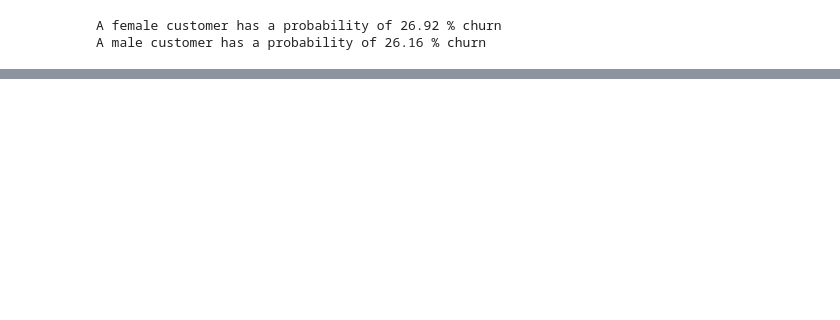
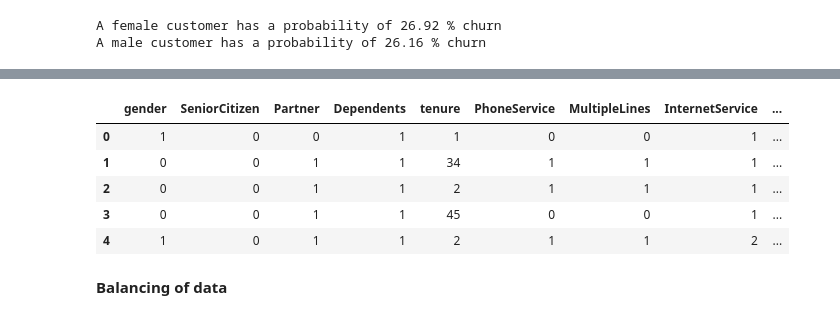
Before and after one commit to EvaSenaGaga/Customer-churn-prediction-analysis, a Jupyter notebook: code- customer churn prediction.ipynb, the cells around one changed output, grey strips where cells are left out. Saved outputs shown, nothing was run; the diff lists cells and outputs as text; code cells hidden in the pictures; blank space fills up the shorter version.

```diff
--- a/code- customer churn prediction.ipynb
+++ b/code- customer churn prediction.ipynb
@@ -250,0 +404,4 @@ bar('Dependents')
+# %%
+# Encoding target feature
+
+data['Churn'] = data['Churn'].map({'Yes':1,'No':0})
@@ -250,0 +431,2 @@ bar('Dependents')
+# %%
+data.drop(["customerID"],axis=1,inplace = True)
@@ -250,0 +459,11 @@ bar('Dependents')
+# %%
+data.head()
+# %% [output]
+|  | gender | SeniorCitizen | Partner | Dependents | tenure | PhoneService | MultipleLines | InternetService | ... |
+| 0 | 1 | 0 | 0 | 1 | 1 | 0 | 0 | 1 | ... |
+| 1 | 0 | 0 | 1 | 1 | 34 | 1 | 1 | 1 | ... |
+| 2 | 0 | 0 | 1 | 1 | 2 | 1 | 1 | 1 | ... |
+| 3 | 0 | 0 | 1 | 1 | 45 | 0 | 0 | 1 | ... |
+| 4 | 1 | 0 | 1 | 1 | 2 | 1 | 1 | 2 | ... |
+# %% [markdown]
+**Balancing of data**
```
Also changed, not shown: parts of 39 cells of this notebook.
